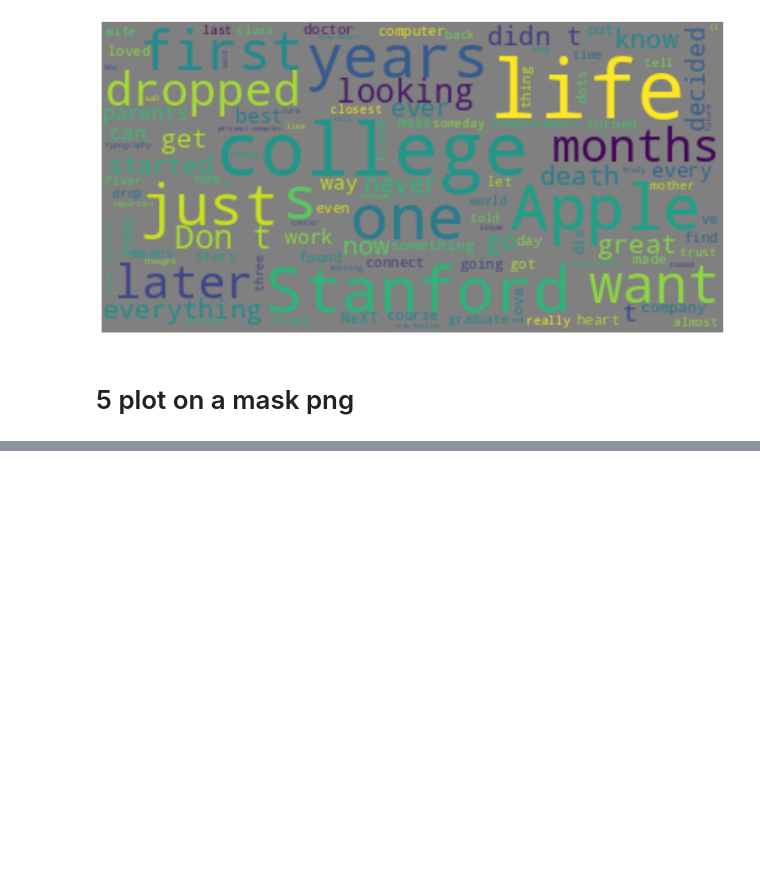
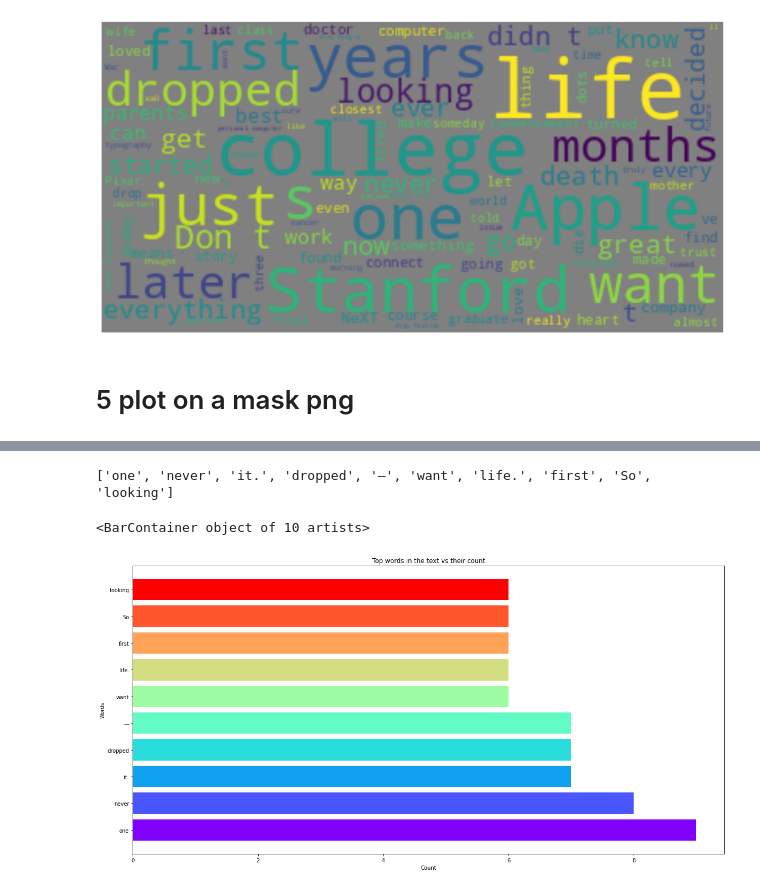
Before and after one commit to and35/text_analysis_with_python, a Jupyter notebook: analisis_de_discurso.ipynb, the cells around one changed output, grey strips where cells are left out. Saved outputs shown, nothing was run; the diff lists cells and outputs as text; code cells hidden in the pictures; blank space fills up the shorter version.

```diff
--- a/analisis_de_discurso.ipynb
+++ b/analisis_de_discurso.ipynb
@@ -150,0 +176,22 @@ plt.show()
+# %%
+total_words = [word for word in data.split() if word not in stop_words]
+# print(total_words)
+dict_count_words = collections.Counter(total_words)
+words =[]
+counts = []
+for w, n in dict_count_words.most_common(10):
+    words.append(w)
+    counts.append(n)
+print(words)
+# %% [output]
+['one', 'never', 'it.', 'dropped', '—', 'want', 'life.', 'first', 'So', 'looking']
+# %%
+colors = plt.cm.rainbow(np.linspace(0, 1, 10))
+rcParams['figure.figsize'] = 20, 10
+plt.title('Top words in the text vs their count')
+plt.xlabel('Count')
+plt.ylabel('Words')
+plt.barh(words, counts, color=colors)
+# %% [output]
+<BarContainer object of 10 artists>
+[figure, added]
```
Also changed, not shown: parts of 8 cells of this notebook, 4 other files.
